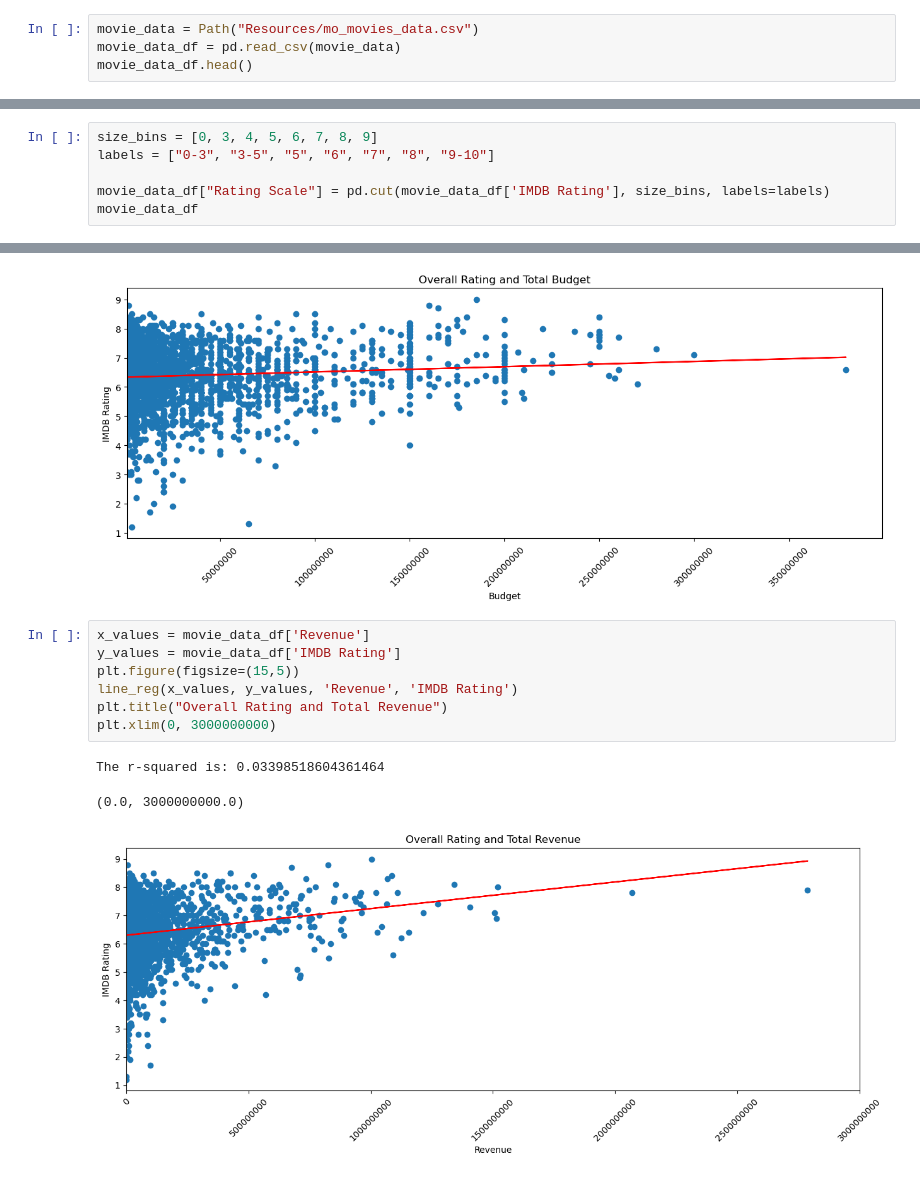
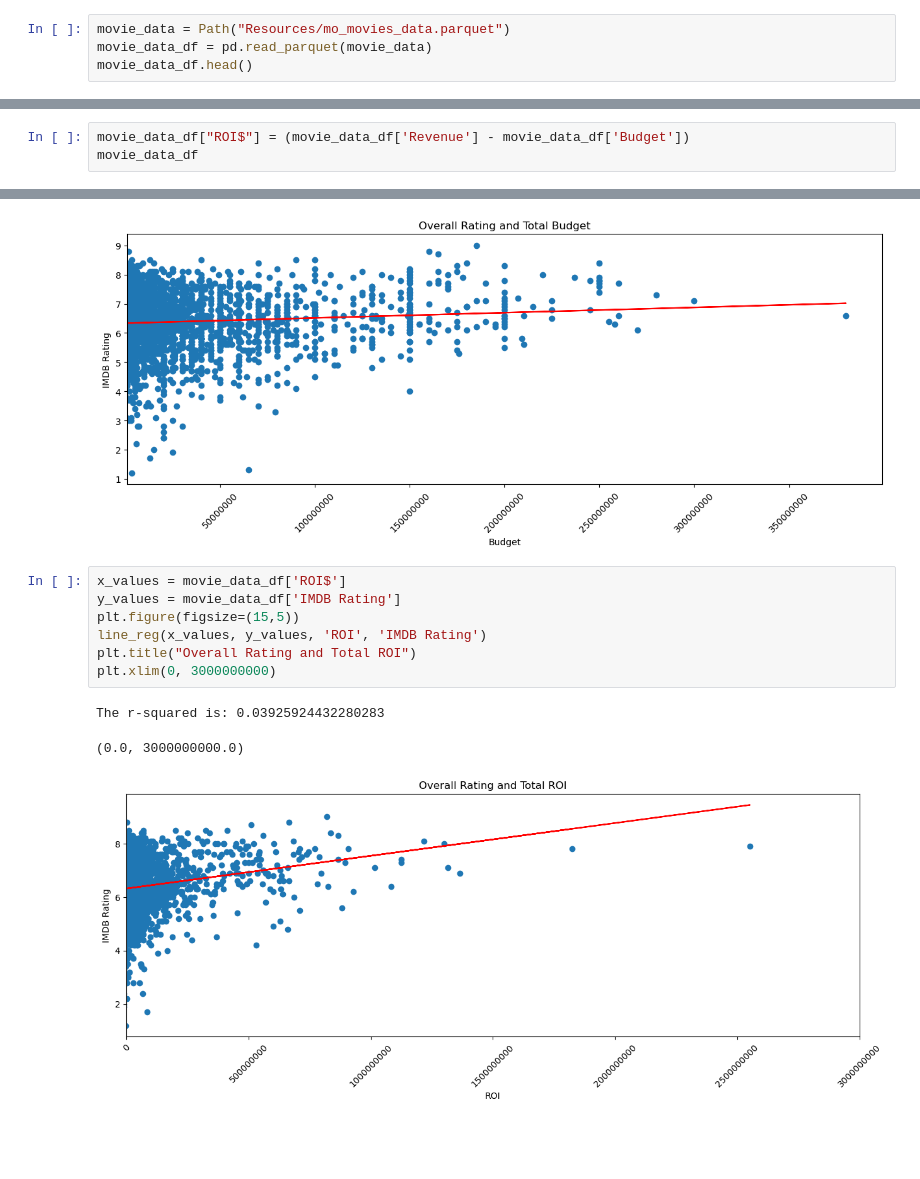
Before and after one commit to Robotrousers/Group1Proj1, a Jupyter notebook: new_ratings.ipynb, the cells around one changed output, grey strips where cells are left out. Drawn from its saved outputs; the diff is of its cells as text; blank space fills up the shorter version.

```diff
--- a/new_ratings.ipynb
+++ b/new_ratings.ipynb
@@ -5,8 +5,8 @@ import matplotlib.pyplot as plt
 import numpy as np
 from scipy.stats import linregress
 # %%
-movie_data = Path("Resources/mo_movies_data.csv")
-movie_data_df = pd.read_csv(movie_data)
+movie_data = Path("Resources/mo_movies_data.parquet")
+movie_data_df = pd.read_parquet(movie_data)
 movie_data_df.head()
 # %% [output]
 |  | Title | Year | IMDB Rating | IMDB Votes | Genre | Box Office | IMDB ID | Budget | Revenue |
@@ -15,3 +15,6 @@ movie_data_df.head()
 | 2 | The Jacket | 2005 | 7.1 | 119641.0 | Drama, Fantasy, Mystery | $6,303,762 | tt0366627 | 29000000 | 21126225.0 |
 | 3 | The Interpreter | 2005 | 6.4 | 111280.0 | Crime, Mystery, Thriller | $72,708,161 | tt0373926 | 80000000 | 162944923.0 |
 | 4 | The Ring Two | 2005 | 5.4 | 101457.0 | Horror, Mystery | $76,231,249 | tt0377109 | 50000000 | 161451538.0 |
+# %%
+movie_data_df["ROI$"] = (movie_data_df['Revenue'] - movie_data_df['Budget'])
+movie_data_df
@@ -93,9 +113,3 @@ plt.hist(movie_data_df['IMDB Rating'])
  array([1.2 , 1.98, 2.76, 3.54, 4.32, 5.1 , 5.88, 6.66, 7.44, 8.22, 9.  ]),
  <BarContainer object of 10 artists>)
 [figure]
-# %%
-size_bins = [0, 3, 4, 5, 6, 7, 8, 9]
-labels = ["0-3", "3-5", "5", "6", "7", "8", "9-10"]
-
-movie_data_df["Rating Scale"] = pd.cut(movie_data_df['IMDB Rating'], size_bins, labels=labels)
-movie_data_df
@@ -166,13 +138,13 @@ plt.show()
 The r-squared is: 0.007212228236935369
 [figure]
 # %%
-x_values = movie_data_df['Revenue']
+x_values = movie_data_df['ROI$']
 y_values = movie_data_df['IMDB Rating']
 plt.figure(figsize=(15,5))
-line_reg(x_values, y_values, 'Revenue', 'IMDB Rating')
-plt.title("Overall Rating and Total Revenue")
+line_reg(x_values, y_values, 'ROI', 'IMDB Rating')
+plt.title("Overall Rating and Total ROI")
 plt.xlim(0, 3000000000)
 # %% [output]
-The r-squared is: 0.03398518604361464
+The r-squared is: 0.03925924432280283
 (0.0, 3000000000.0)
-[figure, old version]
+[figure, new version]
```
Also changed, not shown: parts of 23 cells of this notebook, 2 other files.
